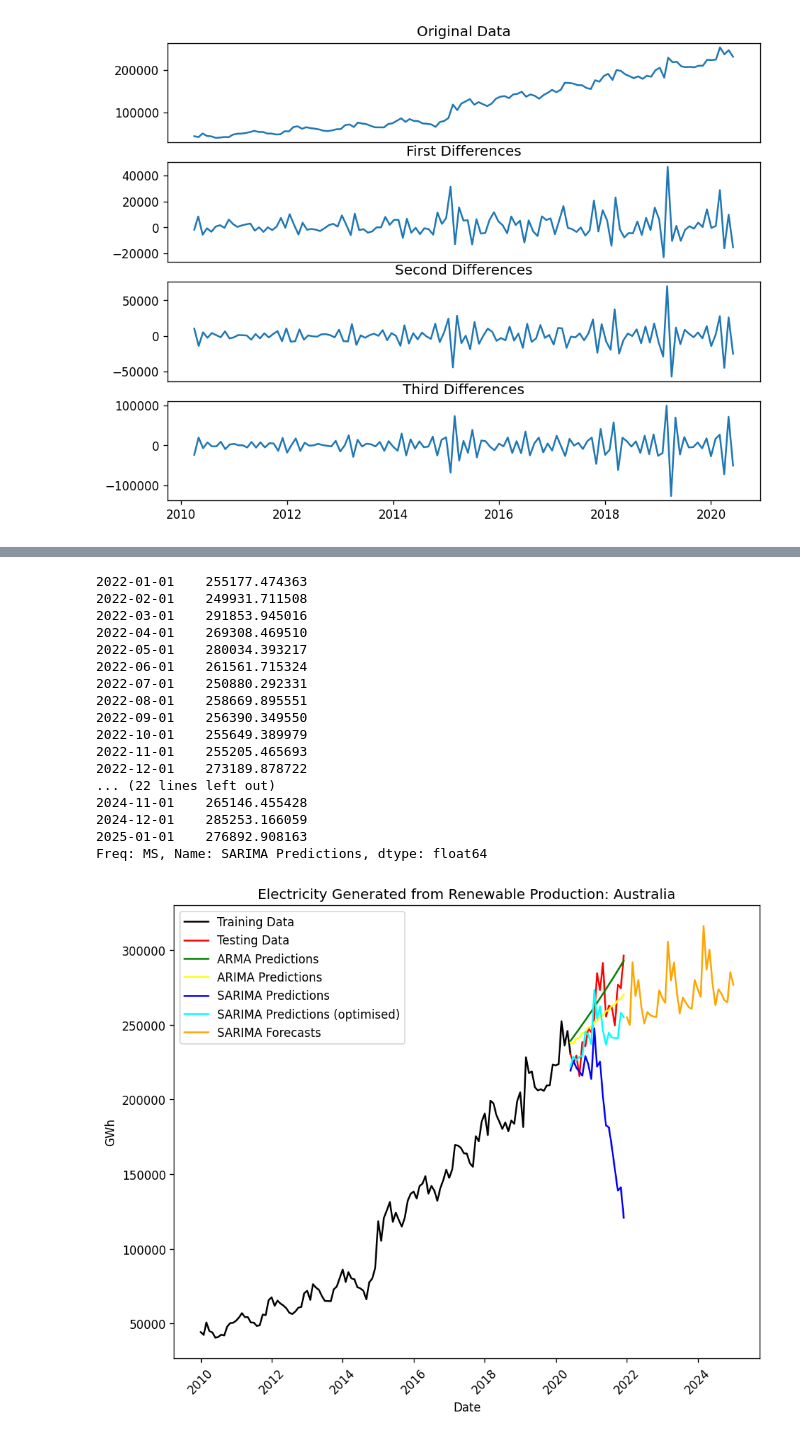
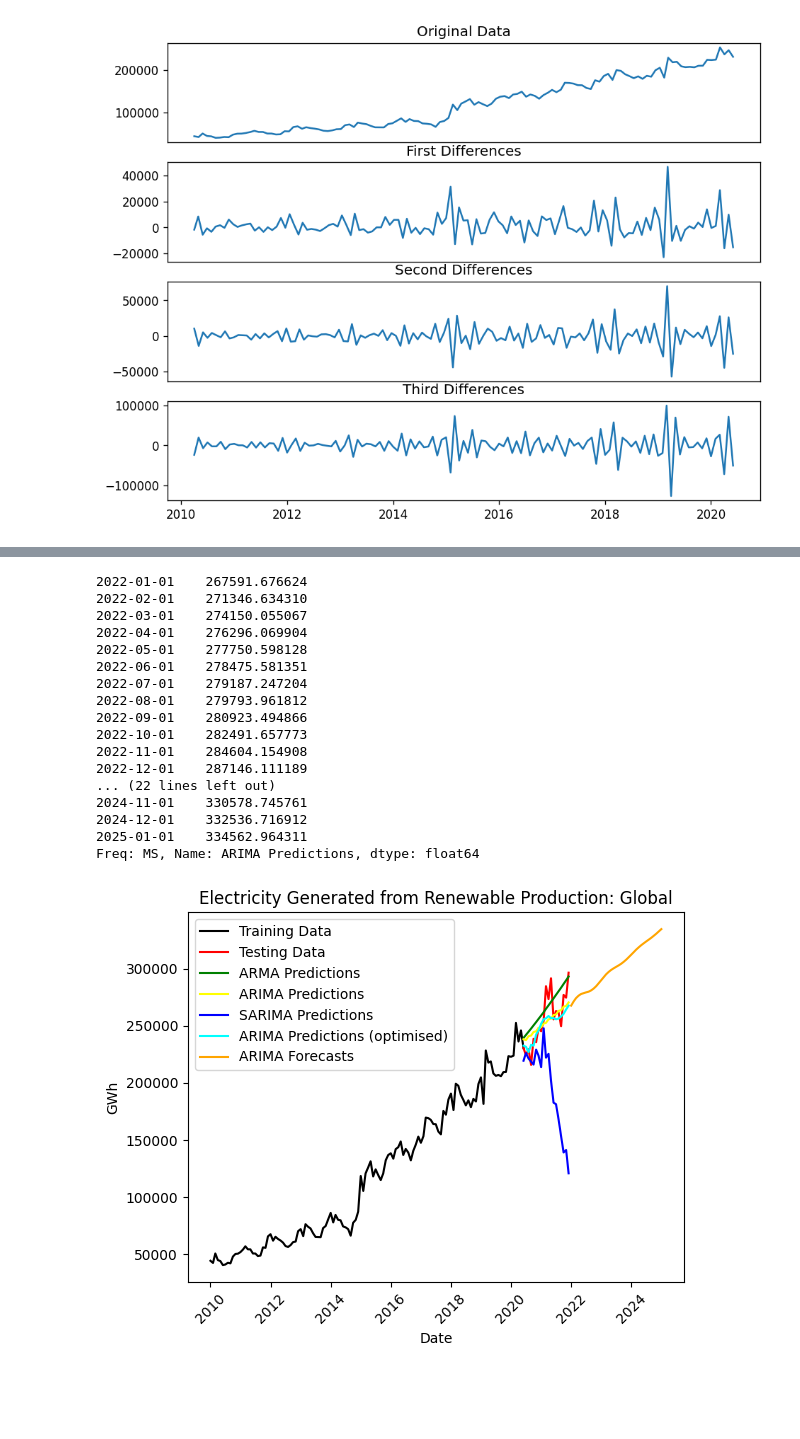
Before and after one commit to shwetajain1022/Project-4, a Jupyter notebook: AI Modelling/renewable_fossilfuel_model_colab_sj.ipynb, the cells around one changed output, grey strips where cells are left out. Saved outputs shown, nothing was run; the diff lists cells and outputs as text; code cells hidden in the pictures; blank space fills up the shorter version.

Commit message:
updated renewables colab ML model

```diff
--- a/AI Modelling/renewable_fossilfuel_model_colab_sj.ipynb
+++ b/AI Modelling/renewable_fossilfuel_model_colab_sj.ipynb
@@ -418,21 +418,21 @@ Test Results : {0: 73755.84703260289, 1: 13145.862756299603, 2: 20510.1783784733
 # %%
 # Set "d", "p" and "q" value
 d = 2
-p = 5
+p = 8
 q = 2
 
 # Set initial inputs and parameters for SARIMA model V2
-SARIMAXmodel_v2 = SARIMAX(y, order = (p, d, q), seasonal_order=(2,2,2,12))
+ARIMAmodel_v2 = ARIMA(y, order = (p, d, q))
 
 # Fit model
-SARIMAXmodel_v2 = SARIMAXmodel_v2.fit()
+ARIMAmodel_v2 = ARIMAmodel_v2.fit()
 
 # Set other inputs and parameters for model
-y_pred = SARIMAXmodel_v2.get_forecast(len(test.date))
+y_pred = ARIMAmodel_v2.get_forecast(len(test.date))
 y_pred_df = y_pred.conf_int(alpha = 0.05)
-y_pred_df["Predictions"] = SARIMAXmodel_v2.predict(start = y_pred_df.index[0], end = y_pred_df.index[-1])
+y_pred_df["Predictions"] = ARIMAmodel_v2.predict(start = y_pred_df.index[0], end = y_pred_df.index[-1])
 y_pred_df.index = test.date
-y_pred_out_sarima_v2 = y_pred_df["Predictions"]
+y_pred_out_arima_v2 = y_pred_df["Predictions"]
 
 # Plot data
 plt.plot(train['date'],train['renewable_production'], color = "black", label= "Training Data")
@@ -440,14 +440,14 @@ plt.plot(test['date'],test['renewable_production'], color = "red", label= "Testi
 plt.ylabel('GWh')
 plt.xlabel('Date')
 plt.xticks(rotation=45)
-plt.title("Electricity Generated from Renewable Production: Australia")
-plt.plot(y_pred_out_sarima, color='Blue', label = 'SARIMA(v1) Predictions')
-plt.plot(y_pred_out_sarima_v2, color='Cyan', label = 'SARIMA(v2) Predictions')
+plt.title("Electricity Generated from Renewable Production: Global")
+plt.plot(y_pred_out_arima, color='Blue', label = 'ARIMA(v1) Predictions')
+plt.plot(y_pred_out_arima_v2, color='Cyan', label = 'ARIMA(v2) Predictions')
 plt.legend()
 plt.show()
 
 # Compute RMSE and print result
-sarima_v2_rmse = np.sqrt(mean_squared_error(test["renewable_production"].values, y_pred_df["Predictions"]))
-print("SARIMA_v1 RMSE: ",sarima_rmse)
-print("SARIMA_v2 RMSE: ",sarima_v2_rmse)
+arima_v2_rmse = np.sqrt(mean_squared_error(test["renewable_production"].values, y_pred_df["Predictions"]))
+print("ARIMA_v1 RMSE: ",arima_rmse)
+print("ARIMA_v2 RMSE: ",arima_v2_rmse)
 # %% [output]
@@ -457,20 +457,20 @@ SARIMA_v2 RMSE:  21020.952657895687
 # %%
 # Set "d", "p" and "q" value
 d = 2
-p = 5
+p = 8
 q = 2
 
 # Use Sarima model to forecast datapoints
-SARIMAXmodel_fcast = SARIMAX(y, order = (p, d, q), seasonal_order=(2,2,2,12))
+ARIMAmodel_fcast = ARIMA(y, order = (p, d, q))
 
 # Fit model
-SARIMAXmodel_fcast = SARIMAXmodel_fcast.fit()
+ARIMAmodel_fcast = ARIMAmodel_fcast.fit()
 # %%
 # Create forecast date range, monthly frequency
 index_future_dates=pd.date_range(start='2022-01-01',end='2025-01-01', freq='MS')
 
 # Predict data for forecast date range using SARIMA model
-pred=SARIMAXmodel_fcast.predict(start=len(df_v1),end=len(df_v1)+36,typ='levels').rename('SARIMA Predictions')
+pred=ARIMAmodel_fcast.predict(start=len(df_v1),end=len(df_v1)+36,typ='levels').rename('ARIMA Predictions')
 
 # Set forecast date range to index
 pred.index=index_future_dates
@@ -478,37 +478,37 @@ pred.index=index_future_dates
 #Print forecast data
 print(pred)
 # %% [output]
-2022-01-01    255177.474363
-2022-02-01    249931.711508
-2022-03-01    291853.945016
-2022-04-01    269308.469510
-2022-05-01    280034.393217
-2022-06-01    261561.715324
-2022-07-01    250880.292331
-2022-08-01    258669.895551
-2022-09-01    256390.349550
-2022-10-01    255649.389979
-2022-11-01    255205.465693
-2022-12-01    273189.878722
+2022-01-01    267591.676624
+2022-02-01    271346.634310
+2022-03-01    274150.055067
+2022-04-01    276296.069904
+2022-05-01    277750.598128
+2022-06-01    278475.581351
+2022-07-01    279187.247204
+2022-08-01    279793.961812
+2022-09-01    280923.494866
+2022-10-01    282491.657773
+2022-11-01    284604.154908
+2022-12-01    287146.111189
 ... (22 lines left out)
-2024-11-01    265146.455428
-2024-12-01    285253.166059
-2025-01-01    276892.908163
-Freq: MS, Name: SARIMA Predictions, dtype: float64
+2024-11-01    330578.745761
+2024-12-01    332536.716912
+2025-01-01    334562.964311
+Freq: MS, Name: ARIMA Predictions, dtype: float64
 # %%
 # Plot forecast data
 plt.plot(train['date'],train['renewable_production'], color = "black", label= "Training Data")
 plt.plot(test['date'],test['renewable_production'], color = "red", label= "Testing Data")
 plt.ylabel('GWh')
 plt.xlabel('Date')
 plt.xticks(rotation=45)
-plt.title("Electricity Generated from Renewable Production: Australia")
+plt.title("Electricity Generated from Renewable Production: Global")
 plt.plot(y_pred_out_arma, color='Green', label = 'ARMA Predictions')
 plt.plot(y_pred_out_arima, color='Yellow', label = 'ARIMA Predictions')
 plt.plot(y_pred_out_sarima, color='Blue', label = 'SARIMA Predictions')
-plt.plot(y_pred_out_sarima_v2, color='Cyan', label = 'SARIMA Predictions (optimised)')
-plt.plot(pred.index,pred, color='Orange', label= 'SARIMA Forecasts')
+plt.plot(y_pred_out_arima_v2, color='Cyan', label = 'ARIMA Predictions (optimised)')
+plt.plot(pred.index,pred, color='Orange', label= 'ARIMA Forecasts')
 plt.legend()
 plt.show()
 # %% [output]
-[figure, old version]
+[figure, new version]
```
Also changed, not shown: parts of 15 cells of this notebook, 1 other file.
